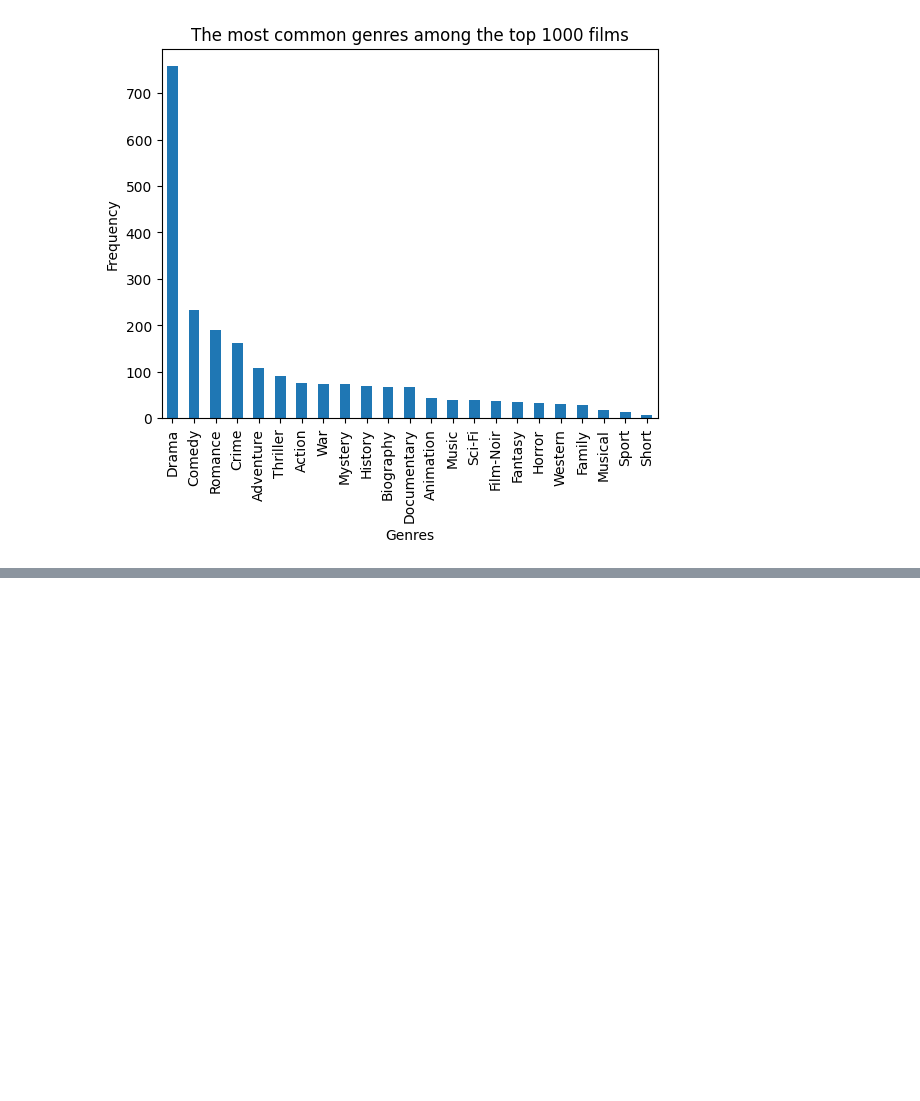
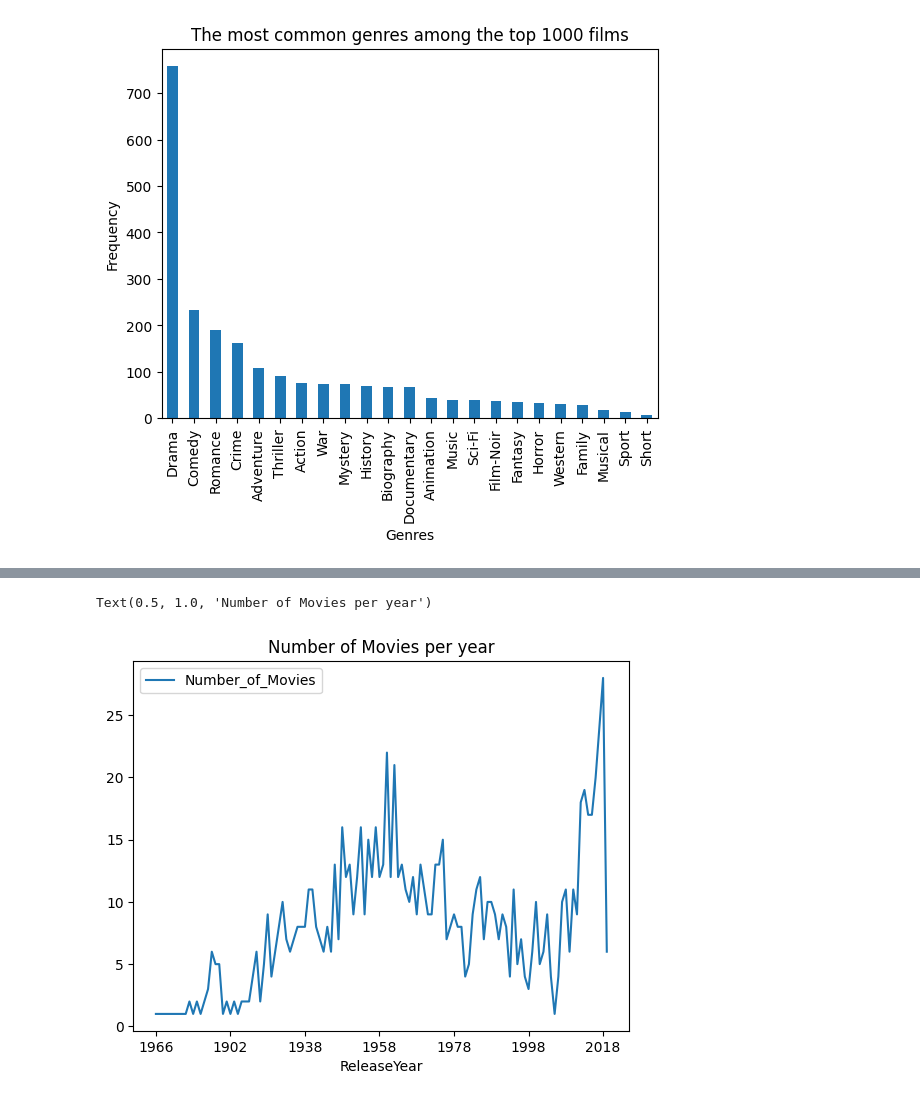
Before and after one commit to luongkhanhphuong2412/Movie_Recommedation_System, a Jupyter notebook: movie_analysis.ipynb, the cells around one changed output, grey strips where cells are left out. Saved outputs shown, nothing was run; the diff lists cells and outputs as text; code cells hidden in the pictures; blank space fills up the shorter version.

```diff
--- a/movie_analysis.ipynb
+++ b/movie_analysis.ipynb
@@ -301,0 +345,4 @@ Are there any genres that have become more or less popular over time?
+# %%
+movie_per_year = df.groupby('ReleaseYear').agg({'MovieTitle':'count'})
+movie_per_year = movie_per_year.rename(columns={'MovieTitle': 'Number_of_Movies'})
+movie_per_year
@@ -301,0 +364,6 @@ Are there any genres that have become more or less popular over time?
+# %%
+movie_per_year.plot(kind= 'line')
+plt.title('Number of Movies per year')
+# %% [output]
+Text(0.5, 1.0, 'Number of Movies per year')
+[figure, added]
```
Also changed, not shown: parts of 26 cells of this notebook, 6 other files.
